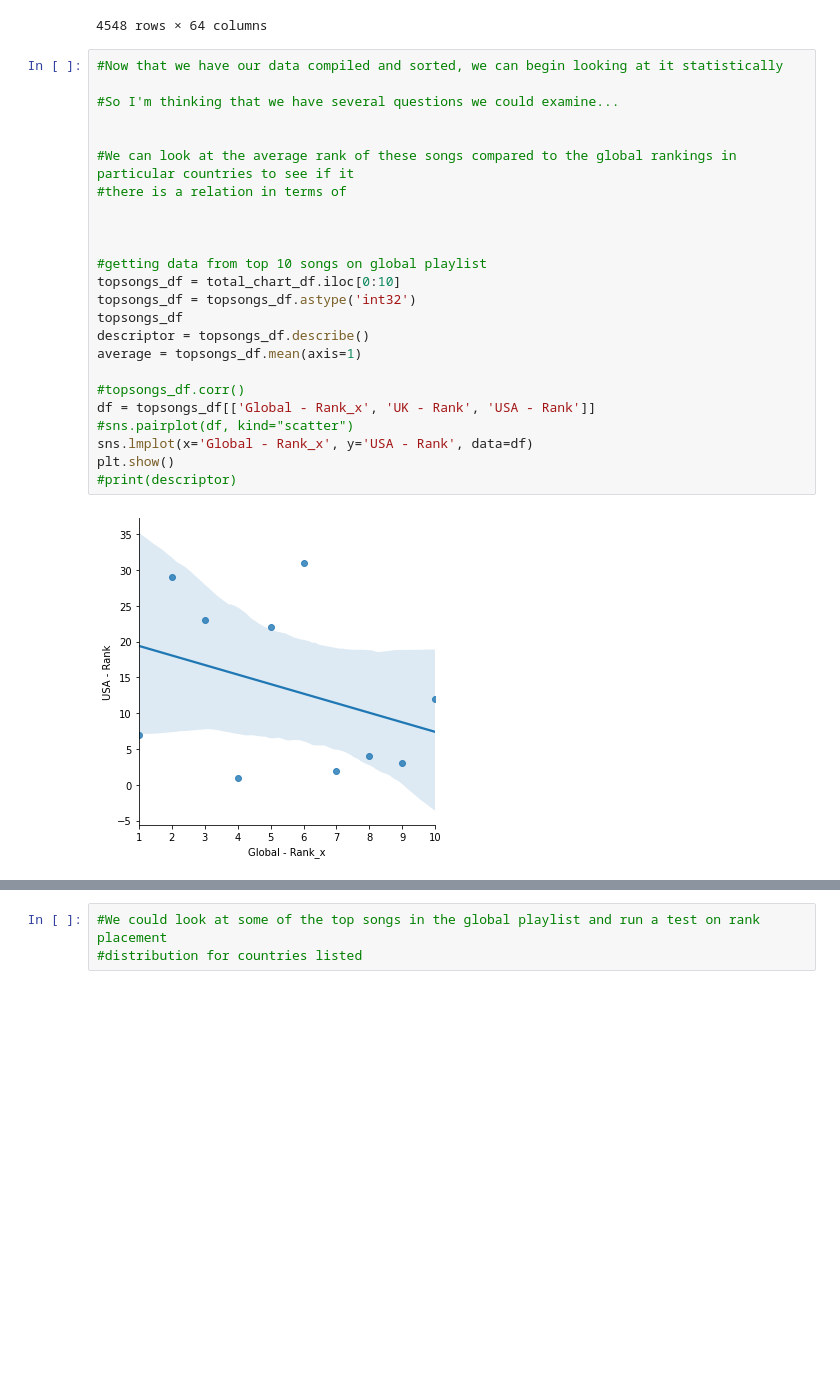
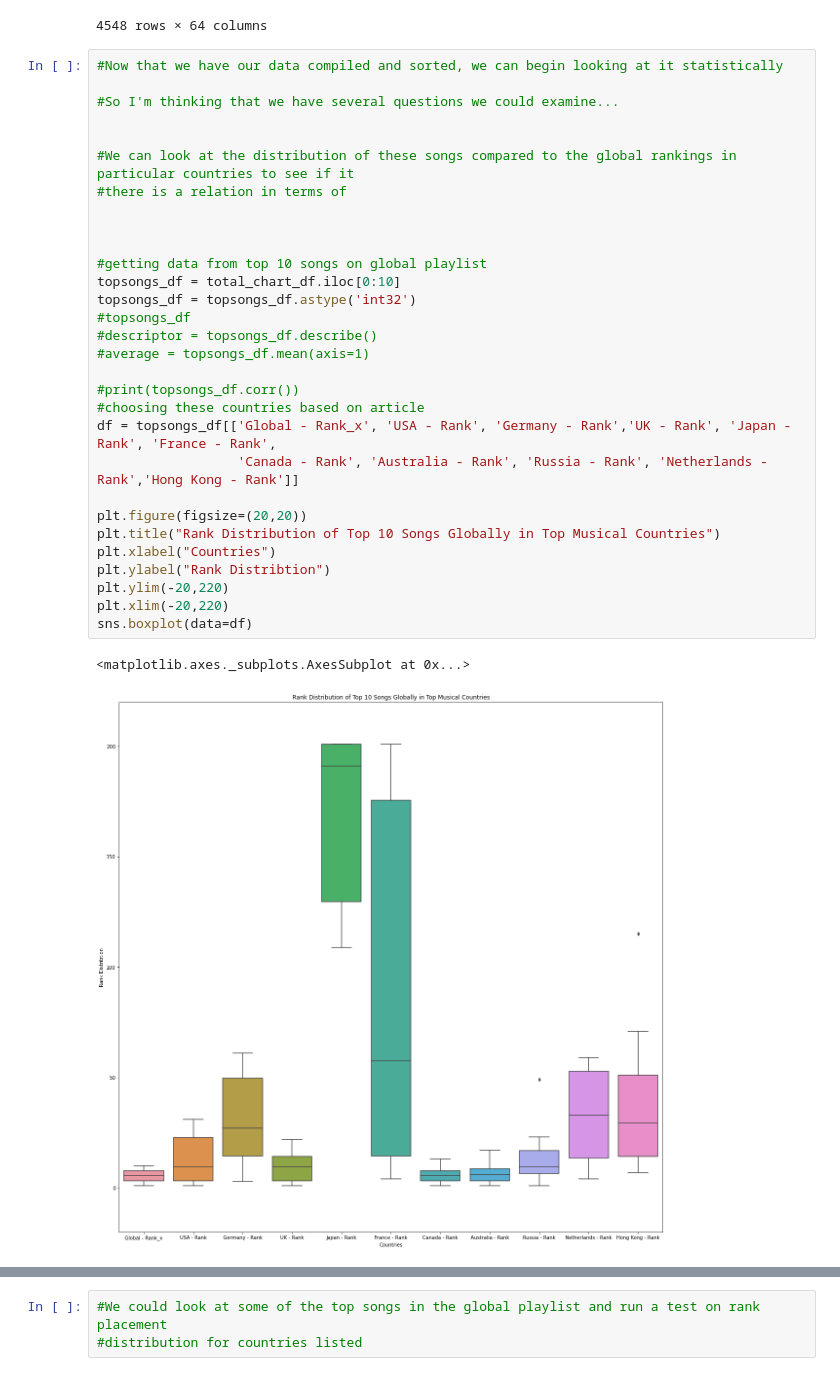
Before and after one commit to rlylecastro/project1, a Jupyter notebook: CountryComparison.ipynb, the cells around one changed output, grey strips where cells are left out. Drawn from its saved outputs; the diff is of its cells as text; blank space fills up the shorter version.

```diff
--- a/CountryComparison.ipynb
+++ b/CountryComparison.ipynb
@@ -143,26 +143,33 @@ total_chart_df
 # %%
 #Now that we have our data compiled and sorted, we can begin looking at it statistically
 
 #So I'm thinking that we have several questions we could examine...
 
 
-#We can look at the average rank of these songs compared to the global rankings in particular countries to see if it
+#We can look at the distribution of these songs compared to the global rankings in particular countries to see if it
 #there is a relation in terms of
 
 
 
 #getting data from top 10 songs on global playlist
 topsongs_df = total_chart_df.iloc[0:10]
 topsongs_df = topsongs_df.astype('int32')
-topsongs_df
-descriptor = topsongs_df.describe()
-average = topsongs_df.mean(axis=1)
+#topsongs_df
+#descriptor = topsongs_df.describe()
+#average = topsongs_df.mean(axis=1)
 
-#topsongs_df.corr()
-df = topsongs_df[['Global - Rank_x', 'UK - Rank', 'USA - Rank']]
-#sns.pairplot(df, kind="scatter")
-sns.lmplot(x='Global - Rank_x', y='USA - Rank', data=df)
-plt.show()
-#print(descriptor)
+#print(topsongs_df.corr())
+#choosing these countries based on article
+df = topsongs_df[['Global - Rank_x', 'USA - Rank', 'Germany - Rank','UK - Rank', 'Japan - Rank', 'France - Rank',
+                  'Canada - Rank', 'Australia - Rank', 'Russia - Rank', 'Netherlands - Rank','Hong Kong - Rank']]
+
+plt.figure(figsize=(20,20))
+plt.title("Rank Distribution of Top 10 Songs Globally in Top Musical Countries")
+plt.xlabel("Countries")
+plt.ylabel("Rank Distribtion")
+plt.ylim(-20,220)
+plt.xlim(-20,220)
+sns.boxplot(data=df)
 # %% [output]
+<matplotlib.axes._subplots.AxesSubplot at 0x...>
-[figure, old version]
+[figure, new version]
```
Also changed, not shown: parts of 10 cells of this notebook.
